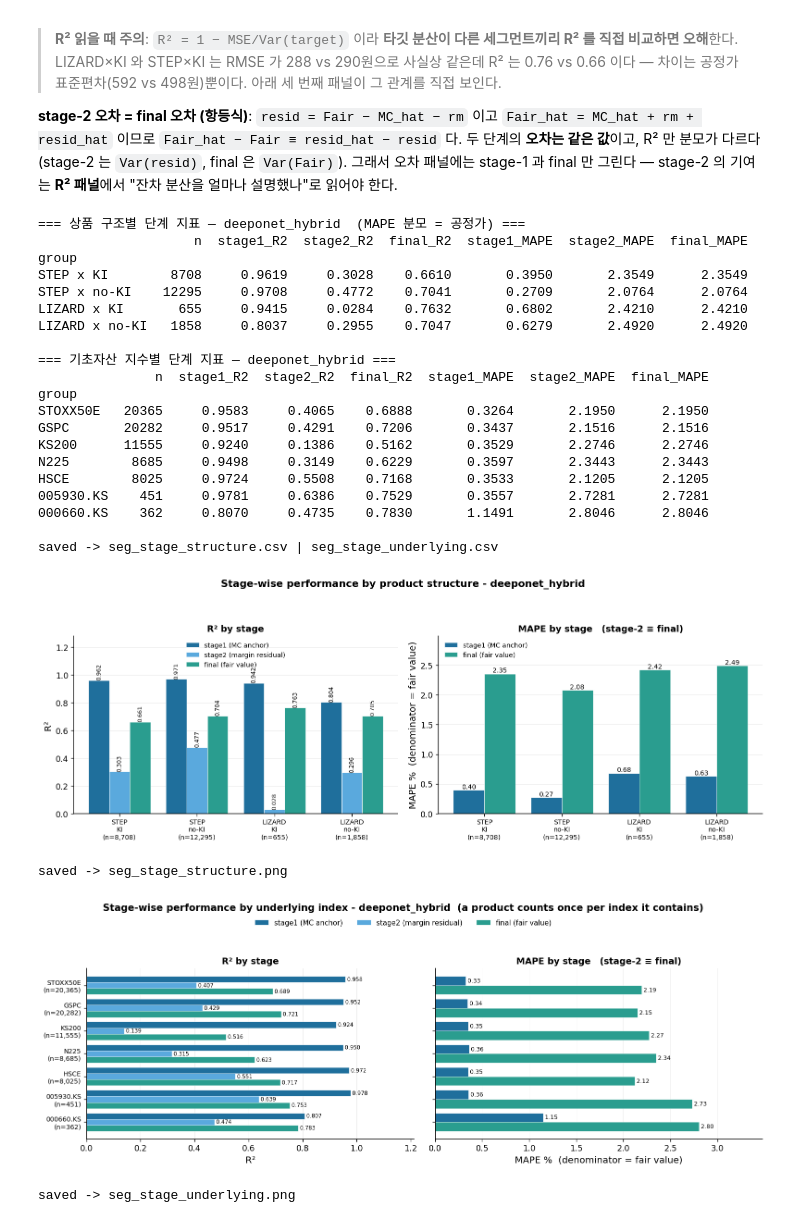
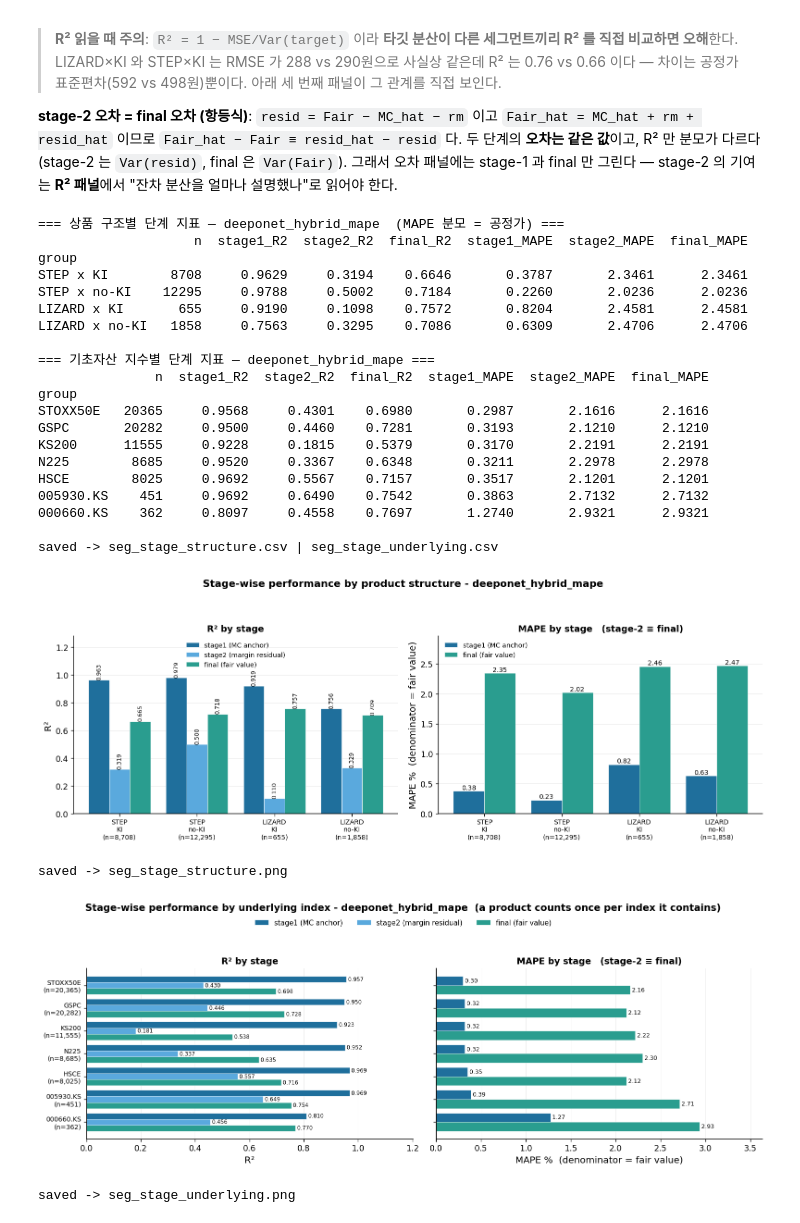
Before and after one commit to JUHWANKIM-ai/PI-DeepONet-ELS, a Jupyter notebook: 5_segment.ipynb, the cells around one changed output. Cells and saved outputs as stored; diff of their text form; code cells hidden in the pictures.

```diff
--- a/5_segment.ipynb
+++ b/5_segment.ipynb
@@ -34,7 +34,10 @@ finfo = pd.DataFrame({"ITEM_CD": D.ITEM.astype(str), "fold": fold}).set_index("I
 
 MODELS = [m for m in ["deeponet_hybrid", "deeponet_hybrid_mape", "deeponet_hybrid_l1",
                       "xgb_hybrid", "bench_xgboost"] if m in preds]
-BEST = MODELS[0]
+BEST = MODELS[0]                       # 5-1~5-3, 5-5 대표 모델
+# 5-4 단계별 그림은 전체 성능이 가장 좋은 MAPE 앵커 기준으로 본다.
+# 노트북 전체를 한 모델로 통일하려면 BEST 를 STAGE_MODEL 과 같게 두면 된다.
+STAGE_MODEL = "deeponet_hybrid_mape" if "deeponet_hybrid_mape" in preds else BEST
 
 def tidy(name):
     d = preds[name].copy()
@@ -49,6 +52,6 @@ M = pd.concat([tidy(m) for m in MODELS], ignore_index=True)
 assert M["struct"].notna().all(), "parquet 조인 실패 (ITEM_CD 불일치)"
 STRUCTS = ["STEP x KI", "STEP x no-KI", "LIZARD x KI", "LIZARD x no-KI"]
 STRUCTS = [s for s in STRUCTS if s in set(M["struct"])]
-print(f"모델 {len(MODELS)} | OOS {len(preds[BEST]):,}행 | 대표 모델 {BEST}")
+print(f"모델 {len(MODELS)} | OOS {len(preds[BEST]):,}행 | 대표 모델 {BEST} | 단계별 그림 {STAGE_MODEL}")
 print(M.groupby("struct")["ITEM_CD"].nunique().to_string())
 # %% [output]
@@ -482,35 +485,35 @@ pd.concat(ST, names=["model", "group"]).to_csv(fm.stat("seg_stage_structure"))
 pd.concat(UT, names=["model", "group"]).to_csv(fm.stat("seg_stage_underlying"))
 
 SHOW = ["n", "stage1_R2", "stage2_R2", "final_R2", "stage1_MAPE", "stage2_MAPE", "final_MAPE"]
-print(f"=== 상품 구조별 단계 지표 — {BEST}  (MAPE 분모 = 공정가) ===")
-print(ST[BEST].reindex(STRUCTS)[SHOW].round(4).to_string())
-print(f"\n=== 기초자산 지수별 단계 지표 — {BEST} ===")
-print(UT[BEST][SHOW].round(4).to_string())
+print(f"=== 상품 구조별 단계 지표 — {STAGE_MODEL}  (MAPE 분모 = 공정가) ===")
+print(ST[STAGE_MODEL].reindex(STRUCTS)[SHOW].round(4).to_string())
+print(f"\n=== 기초자산 지수별 단계 지표 — {STAGE_MODEL} ===")
+print(UT[STAGE_MODEL][SHOW].round(4).to_string())
 print("\nsaved ->", fm.stat("seg_stage_structure").name, "|", fm.stat("seg_stage_underlying").name)
 # %% [output]
-=== 상품 구조별 단계 지표 — deeponet_hybrid  (MAPE 분모 = 공정가) ===
+=== 상품 구조별 단계 지표 — deeponet_hybrid_mape  (MAPE 분모 = 공정가) ===
                     n  stage1_R2  stage2_R2  final_R2  stage1_MAPE  stage2_MAPE  final_MAPE
 group
-STEP x KI        8708     0.9619     0.3028    0.6610       0.3950       2.3549      2.3549
-STEP x no-KI    12295     0.9708     0.4772    0.7041       0.2709       2.0764      2.0764
-LIZARD x KI       655     0.9415     0.0284    0.7632       0.6802       2.4210      2.4210
-LIZARD x no-KI   1858     0.8037     0.2955    0.7047       0.6279       2.4920      2.4920
+STEP x KI        8708     0.9629     0.3194    0.6646       0.3787       2.3461      2.3461
+STEP x no-KI    12295     0.9788     0.5002    0.7184       0.2260       2.0236      2.0236
+LIZARD x KI       655     0.9190     0.1098    0.7572       0.8204       2.4581      2.4581
+LIZARD x no-KI   1858     0.7563     0.3295    0.7086       0.6309       2.4706      2.4706
 
-=== 기초자산 지수별 단계 지표 — deeponet_hybrid ===
+=== 기초자산 지수별 단계 지표 — deeponet_hybrid_mape ===
                n  stage1_R2  stage2_R2  final_R2  stage1_MAPE  stage2_MAPE  final_MAPE
 group
-STOXX50E   20365     0.9583     0.4065    0.6888       0.3264       2.1950      2.1950
-GSPC       20282     0.9517     0.4291    0.7206       0.3437       2.1516      2.1516
-KS200      11555     0.9240     0.1386    0.5162       0.3529       2.2746      2.2746
-N225        8685     0.9498     0.3149    0.6229       0.3597       2.3443      2.3443
-HSCE        8025     0.9724     0.5508    0.7168       0.3533       2.1205      2.1205
-005930.KS    451     0.9781     0.6386    0.7529       0.3557       2.7281      2.7281
-000660.KS    362     0.8070     0.4735    0.7830       1.1491       2.8046      2.8046
+STOXX50E   20365     0.9568     0.4301    0.6980       0.2987       2.1616      2.1616
+GSPC       20282     0.9500     0.4460    0.7281       0.3193       2.1210      2.1210
+KS200      11555     0.9228     0.1815    0.5379       0.3170       2.2191      2.2191
+N225        8685     0.9520     0.3367    0.6348       0.3211       2.2978      2.2978
+HSCE        8025     0.9692     0.5567    0.7157       0.3517       2.1201      2.1201
+005930.KS    451     0.9692     0.6490    0.7542       0.3863       2.7132      2.7132
+000660.KS    362     0.8097     0.4558    0.7697       1.2740       2.9321      2.9321
 
 saved -> seg_stage_structure.csv | seg_stage_underlying.csv
 # %%
 # 그림 8: 상품 구조별 단계 지표 — R² · MAPE
-S3 = ST[BEST].reindex(STRUCTS)
+S3 = ST[STAGE_MODEL].reindex(STRUCTS)
 ERRS = [s_ for s_ in STAGES if s_[0] != "stage2"]        # MAPE 는 stage2 ≡ final (항등식)
 XL = [s.replace(" x ", "\n") + f"\n(n={int(v):,})" for s, v in zip(STRUCTS, S3["n"])]
 fig, ax = plt.subplots(1, 2, figsize=(_plot.SLIDE_W, 5.0))
@@ -544,17 +547,17 @@ for a in ax:
     a.set_xticks(x); a.set_xticklabels(XL, fontsize=8.5)
     a.axhline(0, color="#444", lw=0.7)
     a.grid(axis="y", color="#cccccc", lw=0.6, alpha=0.5)
-fig.suptitle(f"Stage-wise performance by product structure - {BEST}", fontsize=13, fontweight="bold")
+fig.suptitle(f"Stage-wise performance by product structure - {STAGE_MODEL}", fontsize=13, fontweight="bold")
 fig.tight_layout(rect=(0, 0, 1, 0.93))
 fig.savefig(fm.image("seg_stage_structure"), dpi=400, bbox_inches="tight", transparent=True)
 plt.show()
 print("saved ->", fm.image("seg_stage_structure").name)
 # %% [output]
-[figure, old version]
+[figure, new version]
 saved -> seg_stage_structure.png
 # %%
 # 그림 9: 기초자산 지수별 단계 지표 — R² · MAPE
-U3 = UT[BEST]
+U3 = UT[STAGE_MODEL]
 YL = [f"{i}\n(n={int(v):,})" for i, v in zip(U3.index, U3["n"])]
 ERRS = [s_ for s_ in STAGES if s_[0] != "stage2"]
 fig, ax = plt.subplots(1, 2, figsize=(_plot.SLIDE_W, max(5.0, 0.56 * len(U3))))
@@ -570,35 +573,35 @@ for j, (sname, _t, _p, lab) in enumerate(STAGES):
                    va="center", fontsize=7)
 ax[0].set_xlabel("R²"); ax[0].set_title("R² by stage", fontsize=11.5)
 ax[0].margins(x=0.24)
 
 w2 = 0.8 / len(ERRS)
 for j, (sname, _t, _p, lab) in enumerate(ERRS):
     v = U3[f"{sname}_MAPE"].values
     c = _plot._QUAL[0] if sname == "stage1" else _plot._QUAL[2]
     ax[1].barh(y + (j - (len(ERRS) - 1) / 2) * w2, v, w2, label=f"{sname} ({lab})",
                color=c, edgecolor="white", linewidth=0.4)
     for k, val in enumerate(v):
         ax[1].text(val, y[k] + (j - (len(ERRS) - 1) / 2) * w2, f" {val:.2f}",
                    va="center", fontsize=7.5)
 ax[1].set_xlabel("MAPE %  (denominator = fair value)")
 ax[1].set_title("MAPE by stage   (stage-2 ≡ final)", fontsize=11.5)
 ax[1].margins(x=0.24)
 
 for a in ax:
     a.set_yticks(y); a.set_yticklabels(YL if a is ax[0] else [], fontsize=8.5)
     a.invert_yaxis(); a.axvline(0, color="#444", lw=0.7)
     a.grid(axis="x", color="#dddddd", lw=0.5, alpha=0.6)
 h, l = ax[0].get_legend_handles_labels()
 fig.legend(h, l, loc="upper center", ncol=3, bbox_to_anchor=(0.5, 0.945),
            fontsize=9, frameon=False)
-fig.suptitle(f"Stage-wise performance by underlying index - {BEST}"
+fig.suptitle(f"Stage-wise performance by underlying index - {STAGE_MODEL}"
              "  (a product counts once per index it contains)", fontsize=12.5, fontweight="bold")
 fig.tight_layout(rect=(0, 0, 1, 0.90))
 fig.savefig(fm.image("seg_stage_underlying"), dpi=400, bbox_inches="tight", transparent=True)
 plt.show()
 print("saved ->", fm.image("seg_stage_underlying").name)
 # %% [output]
-[figure, old version]
+[figure, new version]
 saved -> seg_stage_underlying.png
 # %%
 # 그림 9b: 기초자산 지수별 단계 지표 — 세로 막대 버전 (그림 9 의 가로판과 같은 수치)
```
Also changed, not shown: parts of 6 cells of this notebook.
